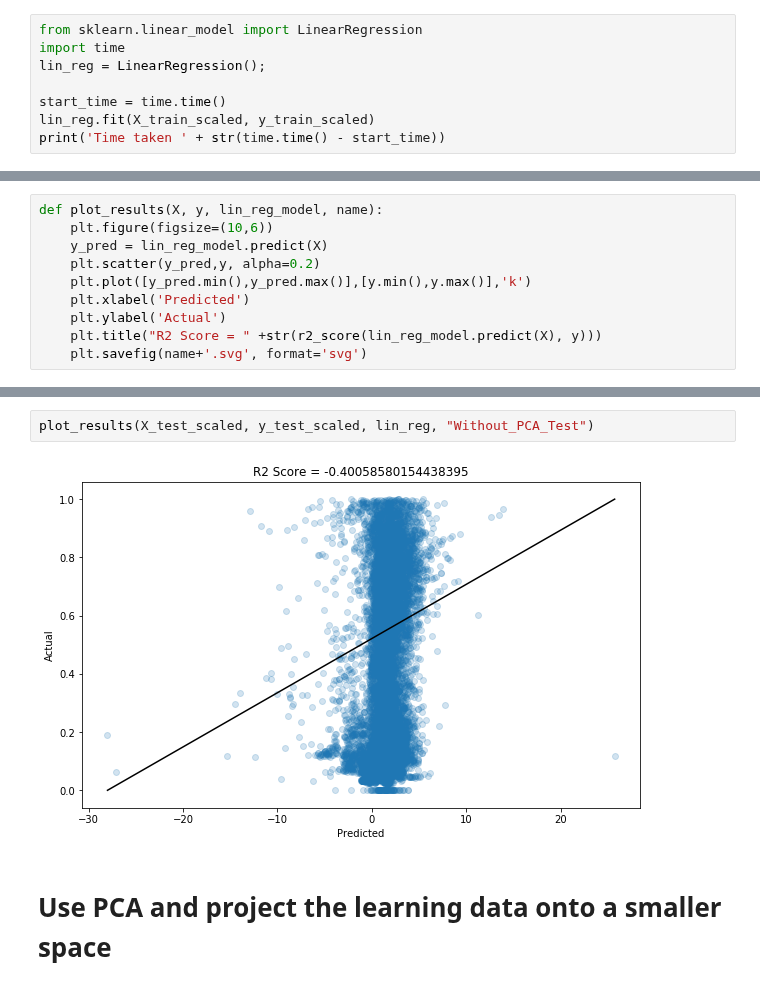
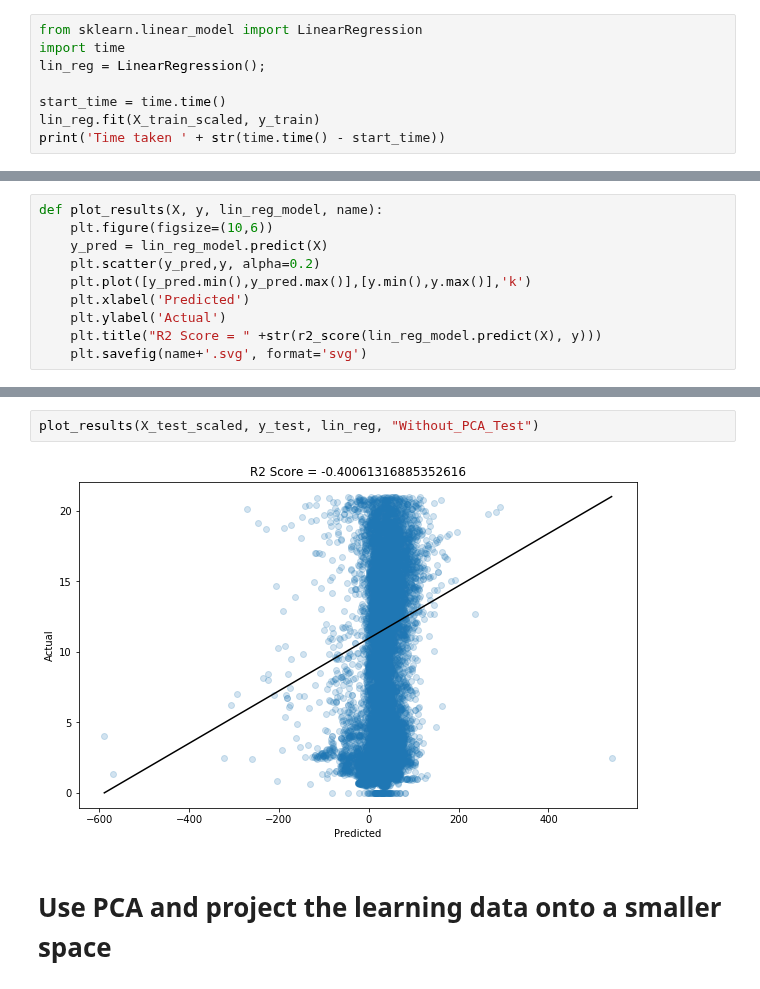
Before and after one commit to aniket-ak/Machine-Learning-CASP-Dataset, a Jupyter notebook: CASP.ipynb, the cells around one changed output, grey strips where cells are left out. Saved outputs shown, nothing was run; the diff lists cells and outputs as text.

```diff
--- a/CASP.ipynb
+++ b/CASP.ipynb
@@ -129,6 +136,6 @@ import time
 lin_reg = LinearRegression();
 
 start_time = time.time()
-lin_reg.fit(X_train_scaled, y_train_scaled)
+lin_reg.fit(X_train_scaled, y_train)
 print('Time taken ' + str(time.time() - start_time))
 # %% [output]
@@ -162,7 +168,7 @@ plot_results(X_train_scaled, y_train_scaled, lin_reg, "Without_PCA_Train")
 # %%
-plot_results(X_test_scaled, y_test_scaled, lin_reg, "Without_PCA_Test")
+plot_results(X_test_scaled, y_test, lin_reg, "Without_PCA_Test")
 # %% [output]
-[figure, old version]
+[figure, new version]
 # %% [markdown]
 # Use PCA and project the learning data onto a smaller space
 # %%
```
Also changed, not shown: parts of 19 cells of this notebook.
